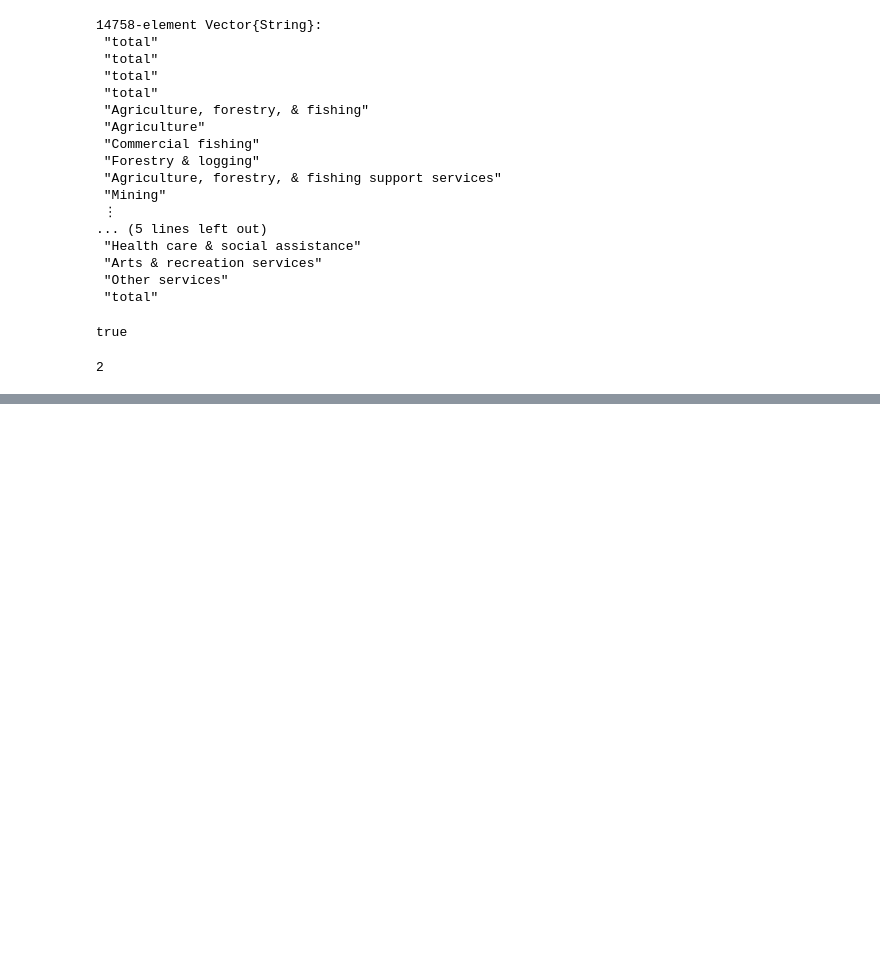
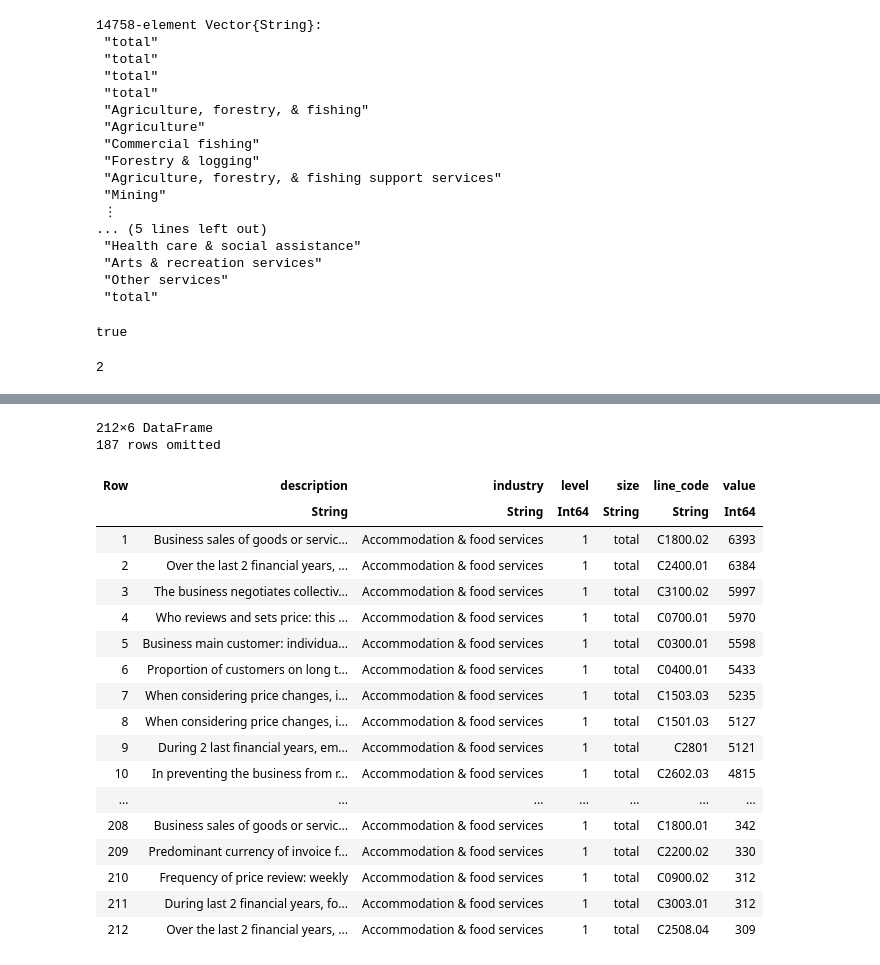
Before and after one commit to chlazaris/Julia_for_DS, a Jupyter notebook: Julia_for_DS.ipynb, the cells around one changed output, grey strips where cells are left out. Cells and saved outputs as stored; diff of their text form; code cells hidden in the pictures; blank space fills up the shorter version.

Commit message:
Added a few more selectors for rows and columns of dataframes, as well as some functions from the Statistics package

```diff
--- a/Julia_for_DS.ipynb
+++ b/Julia_for_DS.ipynb
@@ -769,0 +789,26 @@ columnindex(df, "industry")
+# %%
+subset = df |>
+    @filter(_.value > 300 && _.industry == "Accommodation & food services") |>
+    @orderby_descending(_.value) |>
+    DataFrame
+# %% [output]
+212×6 DataFrame
+187 rows omitted
+| Row | description | industry | level | size | line_code | value |
+|  | String | String | Int64 | String | String | Int64 |
+| 1 | Business sales of goods or servic... | Accommodation & food services | 1 | total | C1800.02 | 6393 |
+| 2 | Over the last 2 financial years, ... | Accommodation & food services | 1 | total | C2400.01 | 6384 |
+| 3 | The business negotiates collectiv... | Accommodation & food services | 1 | total | C3100.02 | 5997 |
+| 4 | Who reviews and sets price: this ... | Accommodation & food services | 1 | total | C0700.01 | 5970 |
+| 5 | Business main customer: individua... | Accommodation & food services | 1 | total | C0300.01 | 5598 |
+| 6 | Proportion of customers on long t... | Accommodation & food services | 1 | total | C0400.01 | 5433 |
+| 7 | When considering price changes, i... | Accommodation & food services | 1 | total | C1503.03 | 5235 |
+| 8 | When considering price changes, i... | Accommodation & food services | 1 | total | C1501.03 | 5127 |
+| 9 | During 2 last financial years, em... | Accommodation & food services | 1 | total | C2801 | 5121 |
+| 10 | In preventing the business from r... | Accommodation & food services | 1 | total | C2602.03 | 4815 |
+| ... | ... | ... | ... | ... | ... | ... |
+| 208 | Business sales of goods or servic... | Accommodation & food services | 1 | total | C1800.01 | 342 |
+| 209 | Predominant currency of invoice f... | Accommodation & food services | 1 | total | C2200.02 | 330 |
+| 210 | Frequency of price review: weekly | Accommodation & food services | 1 | total | C0900.02 | 312 |
+| 211 | During last 2 financial years, fo... | Accommodation & food services | 1 | total | C3003.01 | 312 |
+| 212 | Over the last 2 financial years, ... | Accommodation & food services | 1 | total | C2508.04 | 309 |
```
Also changed, not shown: parts of 18 cells of this notebook.
